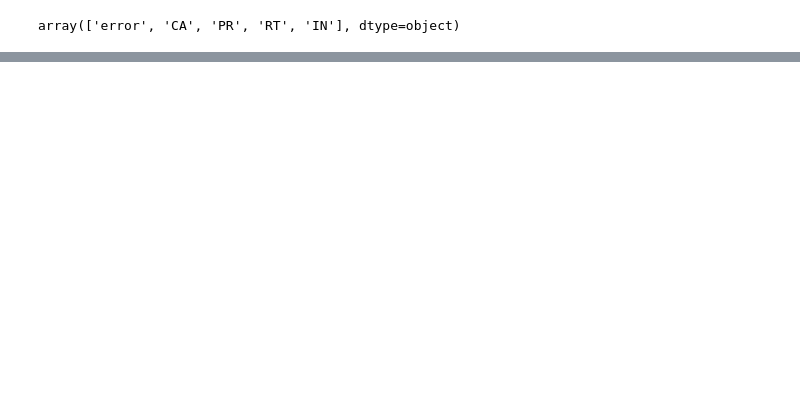
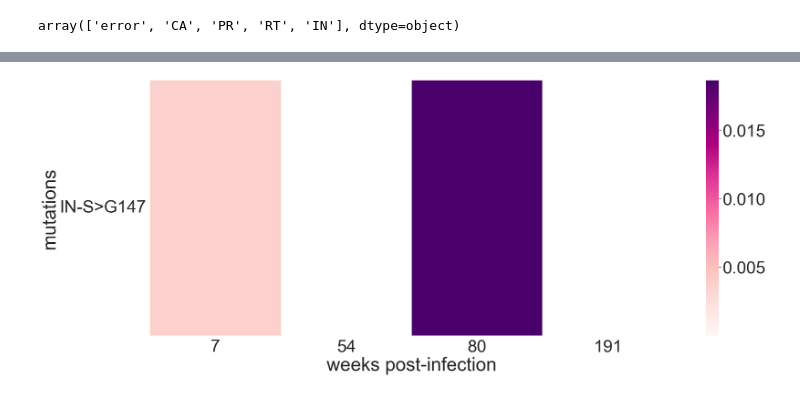
Before and after one commit to LaraFuhrmann/viloca_applications, a Jupyter notebook: hiv_clinical/workflow/notebooks/scan_for_drug_resistance_mutations.ipynb, the cells around one changed output, grey strips where cells are left out. Saved outputs shown, nothing was run; the diff lists cells and outputs as text; code cells hidden in the pictures; blank space fills up the shorter version.

```diff
--- a/hiv_clinical/workflow/notebooks/scan_for_drug_resistance_mutations.ipynb
+++ b/hiv_clinical/workflow/notebooks/scan_for_drug_resistance_mutations.ipynb
@@ -39,6 +41,8 @@ df = df[['patient', 'time', 'Pos', 'Ref', 'Var', 'frequency',
          'AltAA_f2', 'RefAA_f2', 'f2_IsSynonymous',
          'AltAA_f3', 'RefAA_f3', 'f3_IsSynonymous',
           'gene', 'aa_position']]
+
+df['time'] = df['time'].str.split('_').str[1]
 # %%
 df['gene'].unique()
 # %% [output]
@@ -73,4 +78,4 @@ df_res = df_res[['patient', 'time', 'Pos', 'Ref', 'Var', 'frequency',
        'AltAA_f3', 'RefAA_f3', 'f3_IsSynonymous', 'gene_x', 'aa_position',
        'drug_class', 'gene_y', 'position', 'aa']]
 # %%
-df_res[df_res['f3_IsSynonymous']==0]
+df_res = df_res[df_res['f3_IsSynonymous']==0]
@@ -120,0 +86,91 @@ df_res[(df_res["aa"]==df_res["AltAA_f3"]) & (df_res["patient"]=="CAP188") ].sort
+# %%
+# load coverage
+
+df_coverage = pd.read_csv("../../results/all_coverage.csv")
+df_coverage['patient'] = df_coverage['sample'].str.split('/').str[0]
+df_coverage['time'] = df_coverage['sample'].str.split('/').str[1].str.split('_').str[1].astype(int)
+# %%
+patient_id = 'CAP257'
+
+df_coverage = df_coverage[df_coverage['patient']==patient_id]
+df_plot = df_res[df_res['patient']==patient_id]
+df_plot['mutation_label'] = df_plot['gene_x']+'-'+df_plot['RefAA_f3']+'>'+df_plot['AltAA_f3']+df_plot['position'].astype(str)
+
+times = df_plot['time'].astype(int).unique()
+
+
+mutattion_label_of_interest = [
+                              #'IN-T>A97', # this mutations don't show up with coverage threshold of 500
+                               'IN-S>G147',
+                               #'IN-V>A151',
+                               #'RT-A>V62',
+                               #'RT-A>T62',
+                               #'RT-F>V227'
+                              ]
+
+df_plot = df_plot[df_plot['mutation_label'].isin(mutattion_label_of_interest)]
+
+
+orders = df_plot.sort_values(['gene_x', 'position'])['mutation_label'].unique()
+df_plot['time'] = df_plot['time'].astype(int)
+df_plot = df_plot.sort_values(['time'])
+
+print(df_plot['Pos'].unique())
+
+df_plot = df_plot.pivot_table(index=['mutation_label', 'Pos'],
+                        values='frequency',
+                        columns='time',
+                        aggfunc='mean',
+                        fill_value=0,
+                       ).reset_index()
+
+df_plot = pd.melt(df_plot,
+               id_vars=['mutation_label', 'Pos'],
+               var_name='time',
+               value_name='frequency')
+
+# add rows for each time
+for time in times:
+    for mutation_label in df_plot['mutation_label'].unique():
+        position = df_plot[df_plot['mutation_label']==mutation_label]['Pos'].unique()[0]
+
+        if not time in df_plot[df_plot['mutation_label']==mutation_label]['time'].unique():
+            df_plot = df_plot.append({'mutation_label': mutation_label,
+                             'Pos': position,
+                            'time': time,
+                             'frequency': 0},
+                          ignore_index=True)
+
+df_plot = pd.merge(df_plot, df_coverage[['pos', 'time', 'coverage']],
+                left_on = ['time', 'Pos'],
+                right_on= ['time', 'pos'])
+
+df_plot.loc[df_plot['coverage']<500, 'frequency'] = np.nan
+
+
+df_plot = df_plot.pivot_table(index='mutation_label',
+                        values='frequency',
+                        columns='time',
+                        aggfunc='mean',
+                       ).reindex(index=orders)
+
+
+fig = plt.figure(figsize = (30, 12))
+sns.set(font_scale=4)
+
+import matplotlib as mpl
+cmap = mpl.cm.get_cmap("RdPu").copy()
+cmap.set_under(color='white')
+
+ax = fig.add_subplot(111)
+sns.heatmap(df_plot,
+            cmap=cmap,
+            vmin=0.0000001,
+            ax=ax)
+
+ax.tick_params(axis='y', rotation=0)
+ax.set_ylabel('mutations')
+ax.set_xlabel('weeks post-infection')
+
+fig.savefig('heatmap_application_hiv_drm.svg')
+# %% [output]
@@ -120,0 +183 @@ df_res[(df_res["aa"]==df_res["AltAA_f3"]) & (df_res["patient"]=="CAP188") ].sort
+[figure, added]
```
Also changed, not shown: parts of 12 cells of this notebook.
